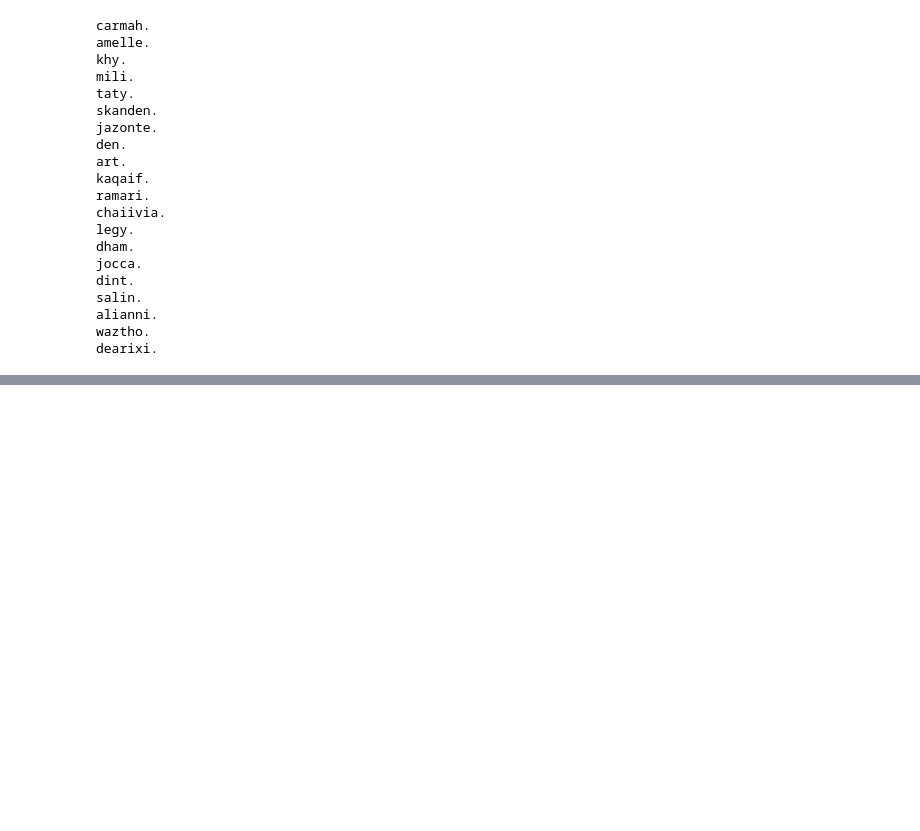
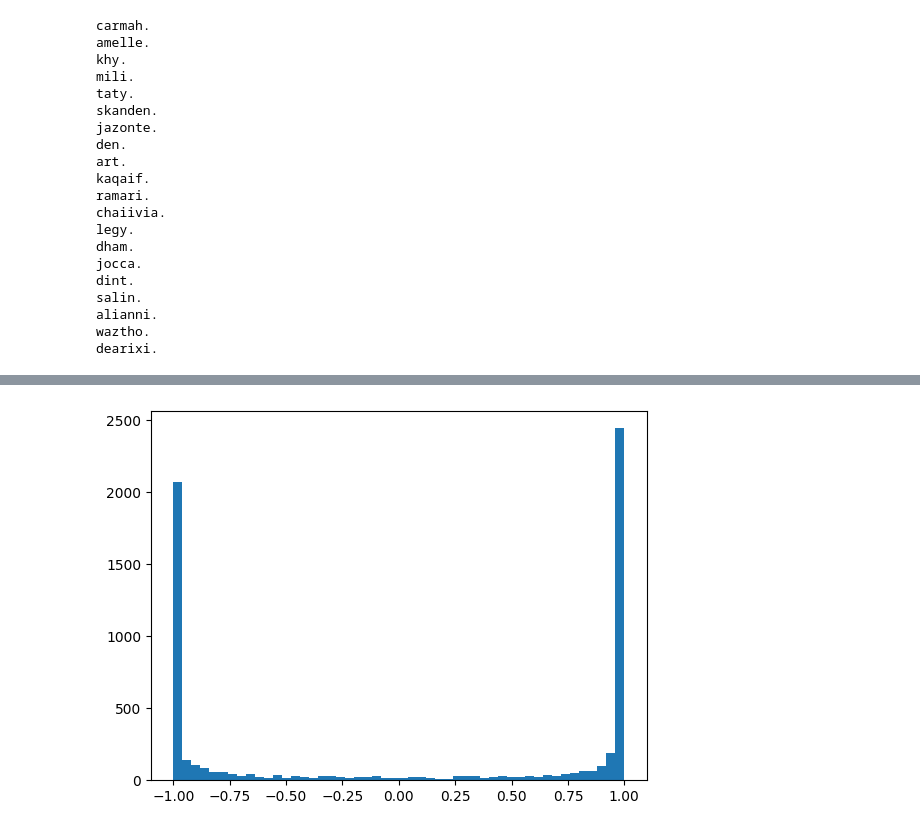
Before and after one commit to Yousif-dk/zero-to-hero, a Jupyter notebook: Lectures/lecture 4/lesson_4.ipynb, the cells around one changed output, grey strips where cells are left out. Saved outputs shown, nothing was run; the diff lists cells and outputs as text; code cells hidden in the pictures; blank space fills up the shorter version.

```diff
--- a/Lectures/lecture 4/lesson_4.ipynb
+++ b/Lectures/lecture 4/lesson_4.ipynb
@@ -276,3 +280,4 @@ for i in range(max_steps):
     if i % 10000 == 0:
         print(f'{i:7d}/{max_steps:7d}: {loss.item():.4f}')
     lossi.append(loss.log10().item())
+    break
@@ -278,0 +298,4 @@ for i in range(max_steps):
+# %%
+plt.hist(h.view(-1).tolist(),50);
+# %% [output]
+[figure, added]
```
Also changed, not shown: parts of 17 cells of this notebook.
